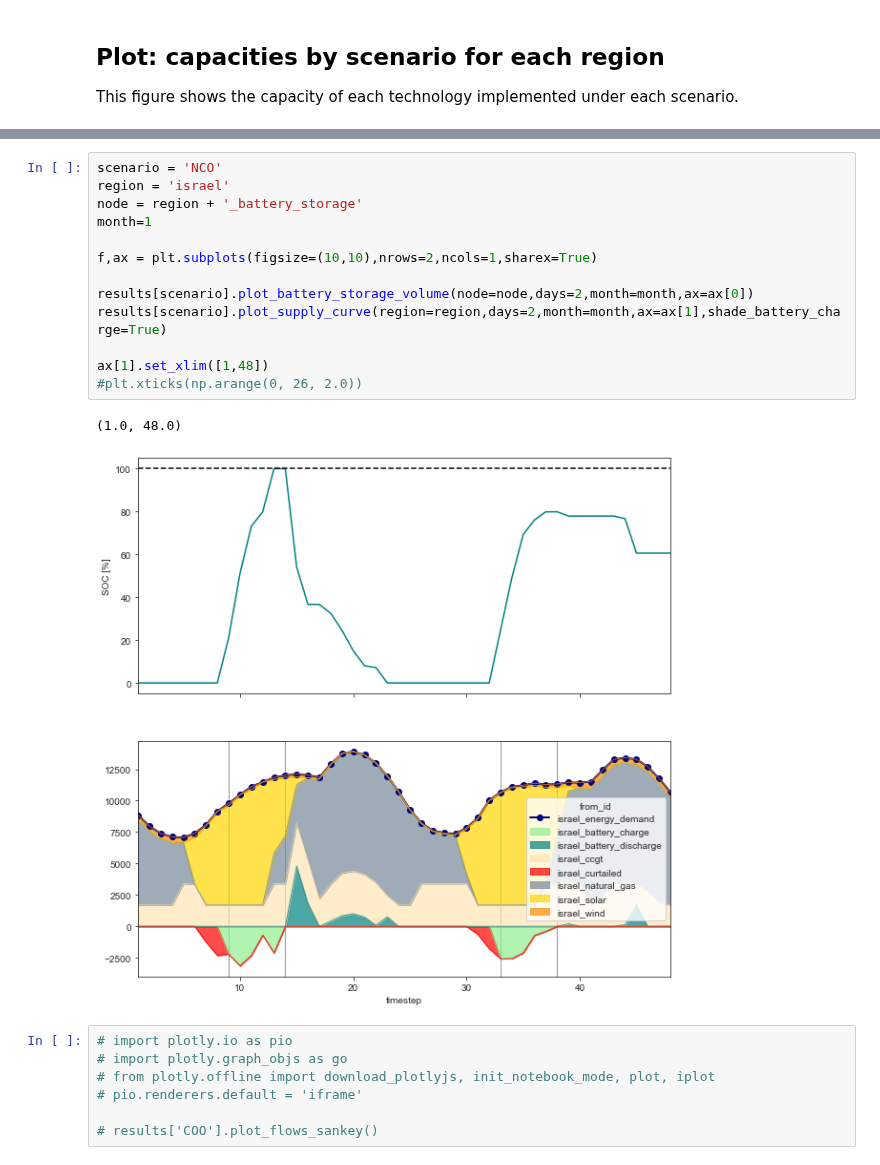
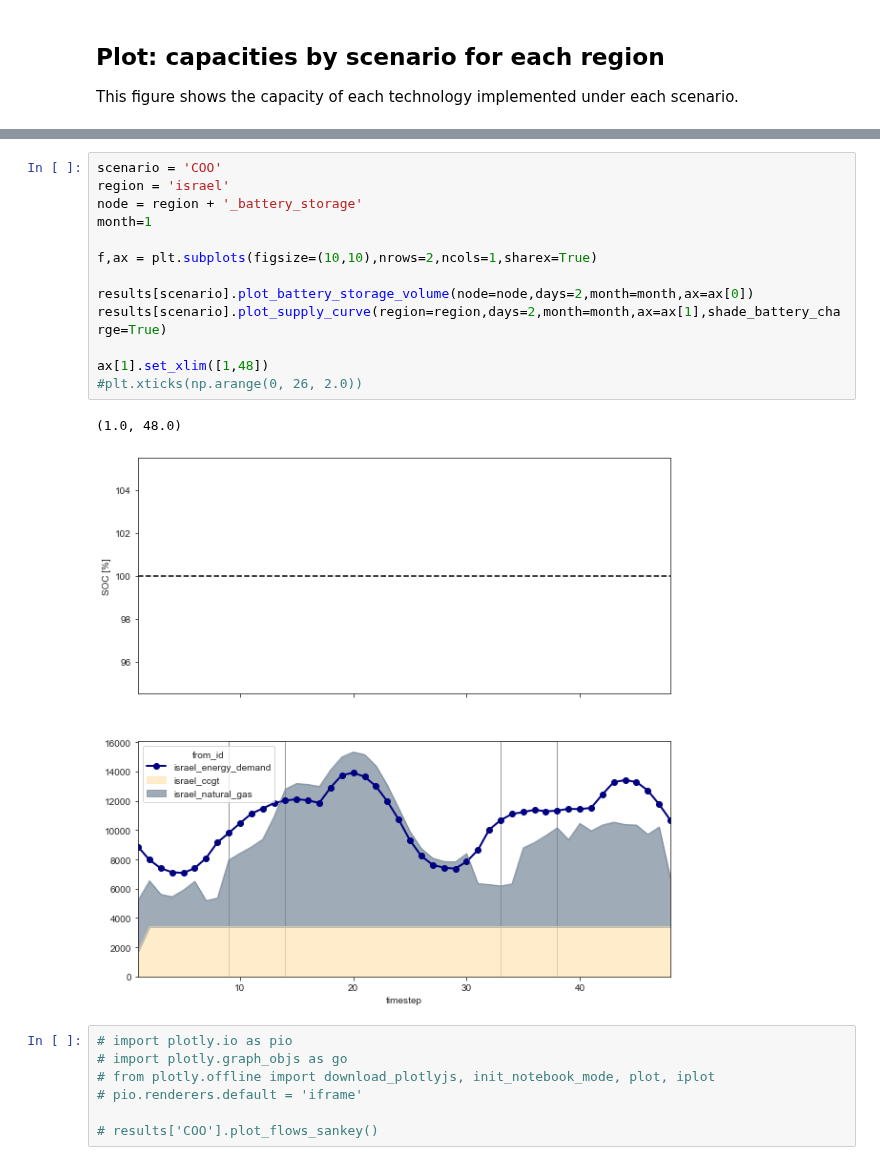
Before and after one commit to amanmajid/nextra, a Jupyter notebook: analysis/icae_results.ipynb, the cells around one changed output, grey strips where cells are left out. Drawn from its saved outputs; the diff is of its cells as text.

```diff
--- a/analysis/icae_results.ipynb
+++ b/analysis/icae_results.ipynb
@@ -304,19 +304,19 @@ f.savefig('../outputs/figures/supp_capacity_by_scenario.pdf',bbox_inches='tight'
 # %%
-scenario = 'NCO'
+scenario = 'COO'
 region = 'israel'
 node = region + '_battery_storage'
 month=1
 
 f,ax = plt.subplots(figsize=(10,10),nrows=2,ncols=1,sharex=True)
 
 results[scenario].plot_battery_storage_volume(node=node,days=2,month=month,ax=ax[0])
 results[scenario].plot_supply_curve(region=region,days=2,month=month,ax=ax[1],shade_battery_charge=True)
 
 ax[1].set_xlim([1,48])
 #plt.xticks(np.arange(0, 26, 2.0))
 # %% [output]
 (1.0, 48.0)
-[figure, old version]
+[figure, new version]
 # %%
 # import plotly.io as pio
 # import plotly.graph_objs as go
```
Also changed, not shown: parts of 4 cells of this notebook, 6 other files.
